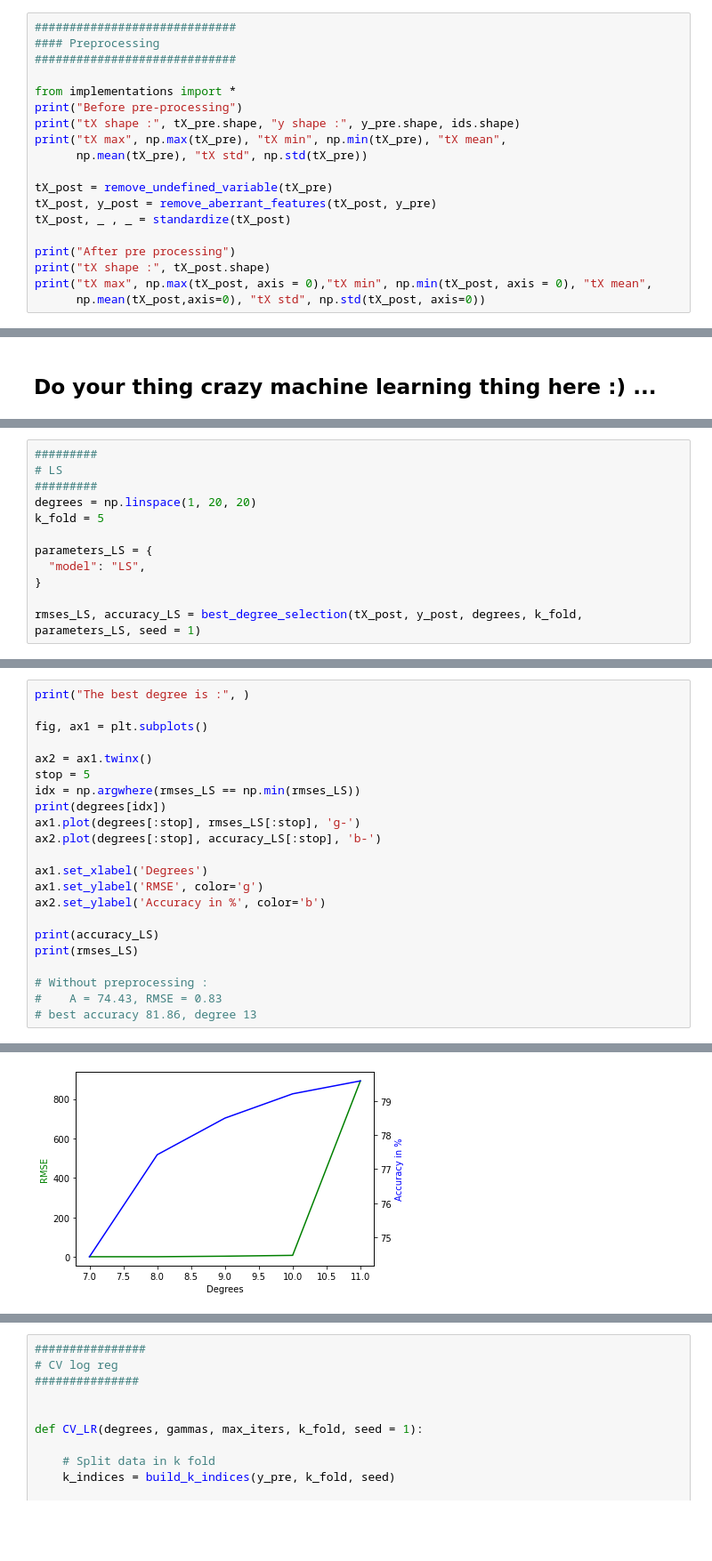
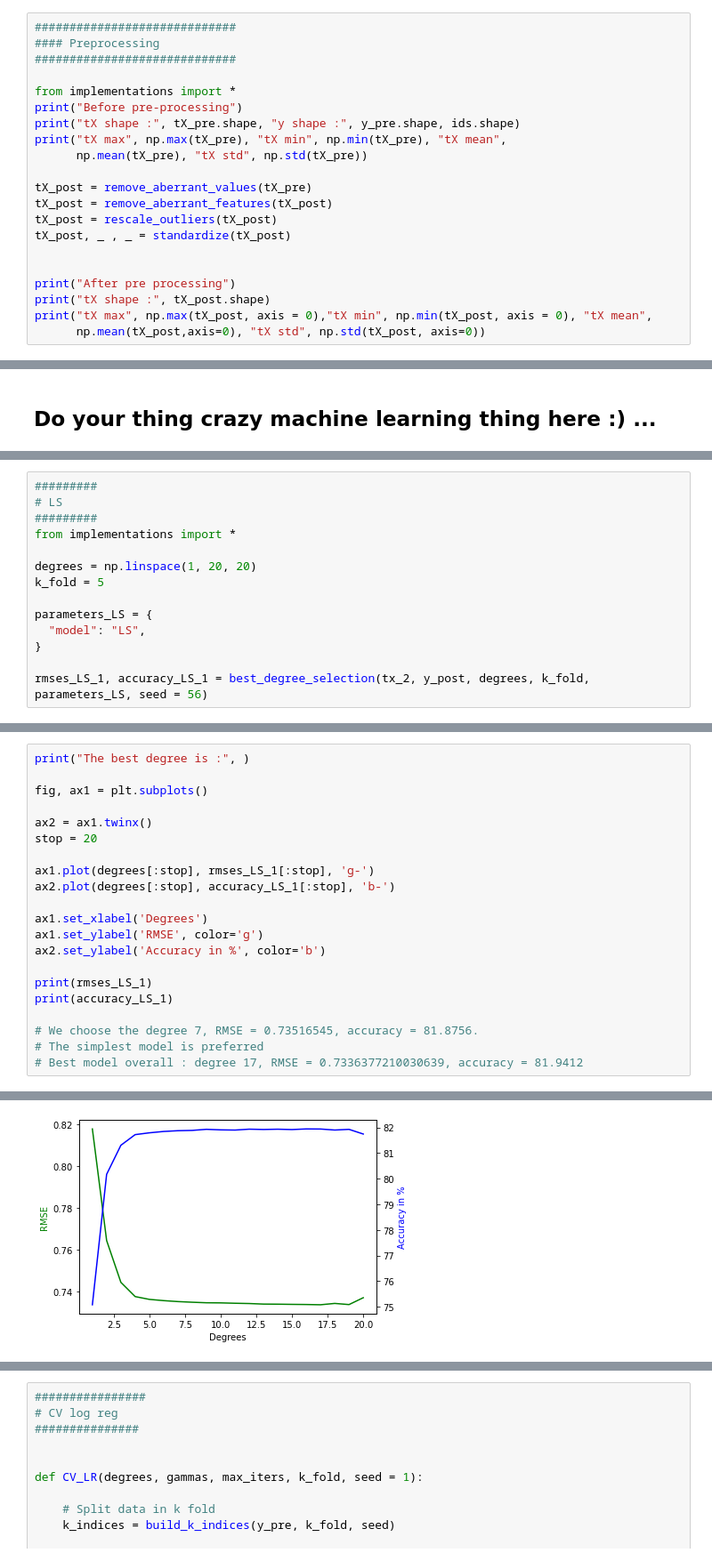
Before and after one commit to ideriedm/Machine-learning, a Jupyter notebook: project1/project1.ipynb, the cells around one changed output, grey strips where cells are left out. Shown at 89% size. Drawn from its saved outputs; the diff is of its cells as text; blank space fills up the shorter version.

```diff
--- a/project1/project1.ipynb
+++ b/project1/project1.ipynb
@@ -49,9 +113,11 @@ print("tX shape :", tX_pre.shape, "y shape :", y_pre.shape, ids.shape)
 print("tX max", np.max(tX_pre), "tX min", np.min(tX_pre), "tX mean",
       np.mean(tX_pre), "tX std", np.std(tX_pre))
 
-tX_post = remove_undefined_variable(tX_pre)
-tX_post, y_post = remove_aberrant_features(tX_post, y_pre)
+tX_post = remove_aberrant_values(tX_pre)
+tX_post = remove_aberrant_features(tX_post)
+tX_post = rescale_outliers(tX_post)
 tX_post, _ , _ = standardize(tX_post)
+
 
 print("After pre processing")
 print("tX shape :", tX_post.shape)
@@ -395,6 +379,8 @@ print(rmses_SGD[idx[0],idx[1]])
 #########
 # LS
 #########
+from implementations import *
+
 degrees = np.linspace(1, 20, 20)
 k_fold = 5
 
@@ -402,5 +388,5 @@ parameters_LS = {
   "model": "LS",
 }
 
-rmses_LS, accuracy_LS = best_degree_selection(tX_post, y_post, degrees, k_fold, parameters_LS, seed = 1)
+rmses_LS_1, accuracy_LS_1 = best_degree_selection(tx_2, y_post, degrees, k_fold, parameters_LS, seed = 56)
 # %% [output]
@@ -430,21 +413,20 @@ print("The best degree is :", )
 fig, ax1 = plt.subplots()
 
 ax2 = ax1.twinx()
-stop = 5
-idx = np.argwhere(rmses_LS == np.min(rmses_LS))
-print(degrees[idx])
-ax1.plot(degrees[:stop], rmses_LS[:stop], 'g-')
-ax2.plot(degrees[:stop], accuracy_LS[:stop], 'b-')
+stop = 20
+
+ax1.plot(degrees[:stop], rmses_LS_1[:stop], 'g-')
+ax2.plot(degrees[:stop], accuracy_LS_1[:stop], 'b-')
 
 ax1.set_xlabel('Degrees')
 ax1.set_ylabel('RMSE', color='g')
 ax2.set_ylabel('Accuracy in %', color='b')
 
-print(accuracy_LS)
-print(rmses_LS)
+print(rmses_LS_1)
+print(accuracy_LS_1)
 
-# Without preprocessing :
-#    A = 74.43, RMSE = 0.83
-# best accuracy 81.86, degree 13
+# We choose the degree 7, RMSE = 0.73516545, accuracy = 81.8756.
+# The simplest model is preferred
+# Best model overall : degree 17, RMSE = 0.7336377210030639, accuracy = 81.9412
 # %% [output]
 The best degree is :
@@ -460 +440 @@ The best degree is :
-[figure, old version]
+[figure, new version]
```
Also changed, not shown: parts of 33 cells of this notebook, 1 other file.
